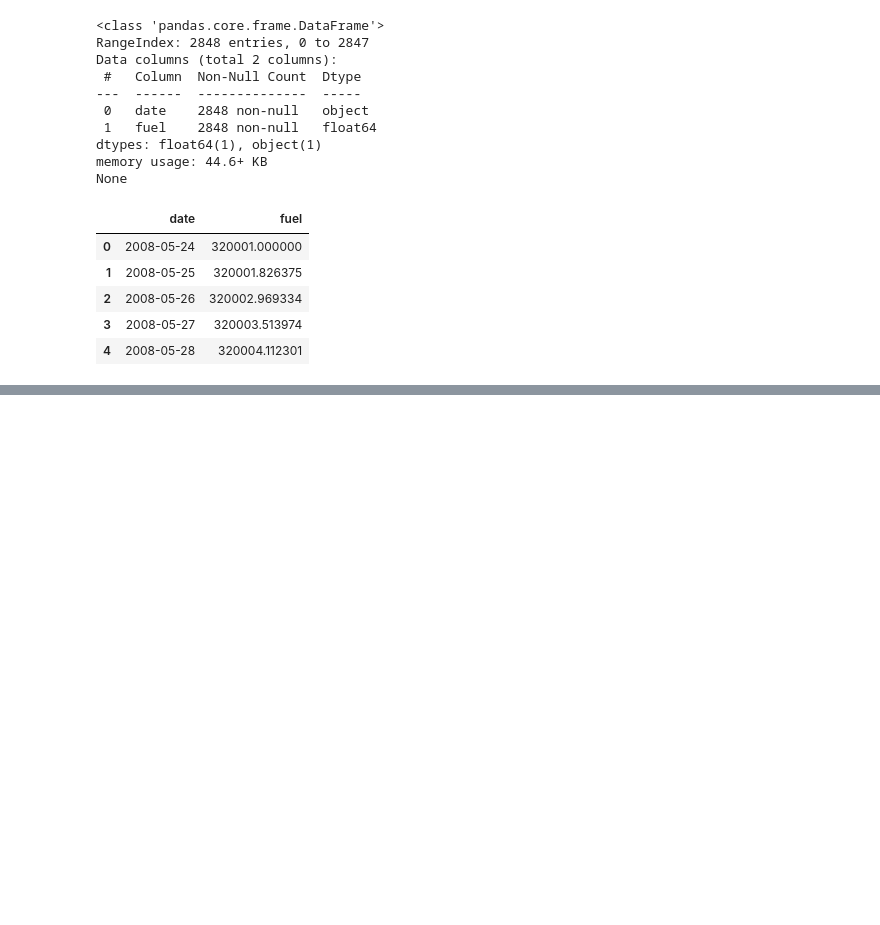
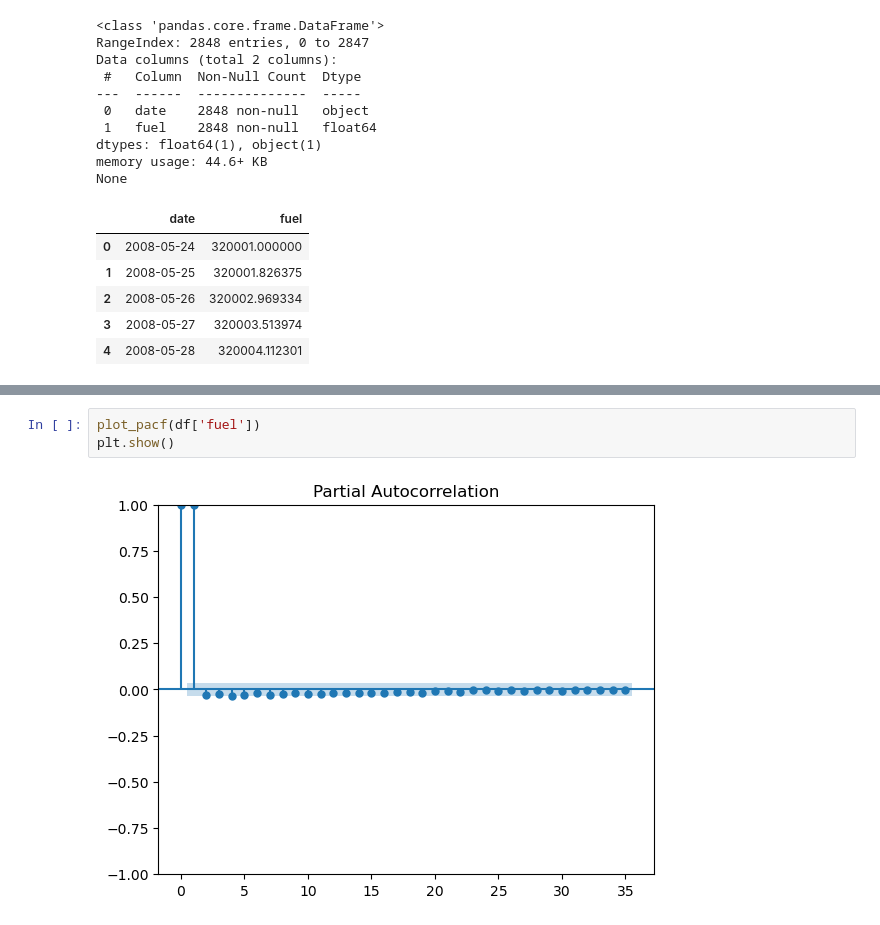
Before and after one commit to maxim-mat/DS-training, a Jupyter notebook: פרק 8 - סדרות זמן/ts_exercise.ipynb, the cells around one changed output, grey strips where cells are left out. Cells and saved outputs as stored; diff of their text form; blank space fills up the shorter version.

```diff
--- a/פרק 8 - סדרות זמן/ts_exercise.ipynb
+++ b/פרק 8 - סדרות זמן/ts_exercise.ipynb
@@ -42,0 +75,5 @@ plt.legend()
+# %%
+plot_pacf(df['fuel'])
+plt.show()
+# %% [output]
+[figure, added]
```
Also changed, not shown: parts of 20 cells of this notebook.
